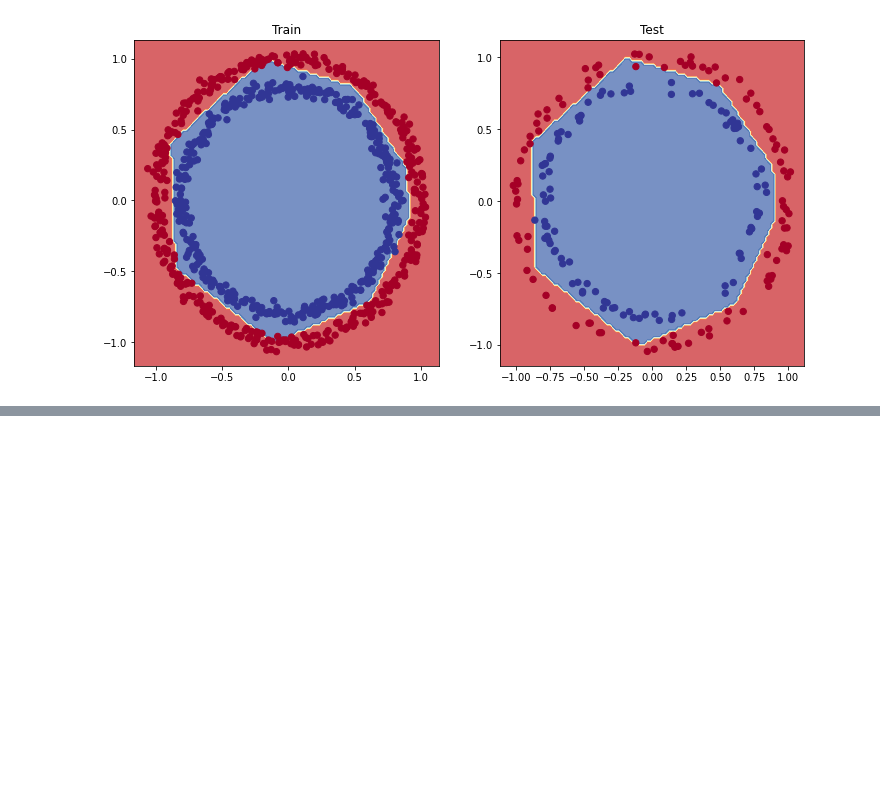
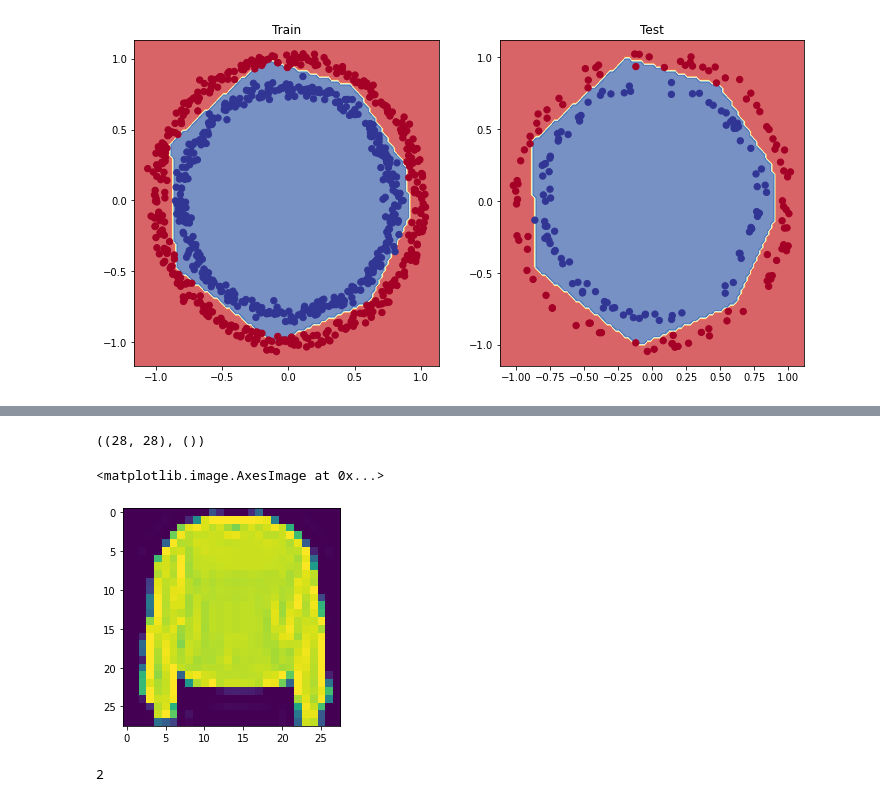
Before and after one commit to gwalshe73/TFDevCert2021, a Jupyter notebook: 02_neural_network_classification_with_tensorflow_video.ipynb, the cells around one changed output, grey strips where cells are left out. Cells and saved outputs as stored; diff of their text form; code cells hidden in the pictures; blank space fills up the shorter version.

```diff
--- a/02_neural_network_classification_with_tensorflow_video.ipynb
+++ b/02_neural_network_classification_with_tensorflow_video.ipynb
@@ -599,0 +700,2 @@ video 04 - 020
+# %%
+(train_data, train_labels), (test_data, test_labels) = fashion_mnist.load_data()
@@ -599,0 +732,5 @@ video 04 - 020
+# %%
+# Check the shape of a single example
+train_data[0].shape, train_labels[0].shape
+# %% [output]
+((28, 28), ())
@@ -599,0 +740,10 @@ video 04 - 020
+# %%
+plt.imshow(train_data[7])
+# %% [output]
+<matplotlib.image.AxesImage at 0x...>
+[figure, added]
+# %%
+# Check out samples label
+train_labels[7]
+# %% [output]
+2
```
Also changed, not shown: parts of 44 cells of this notebook.
